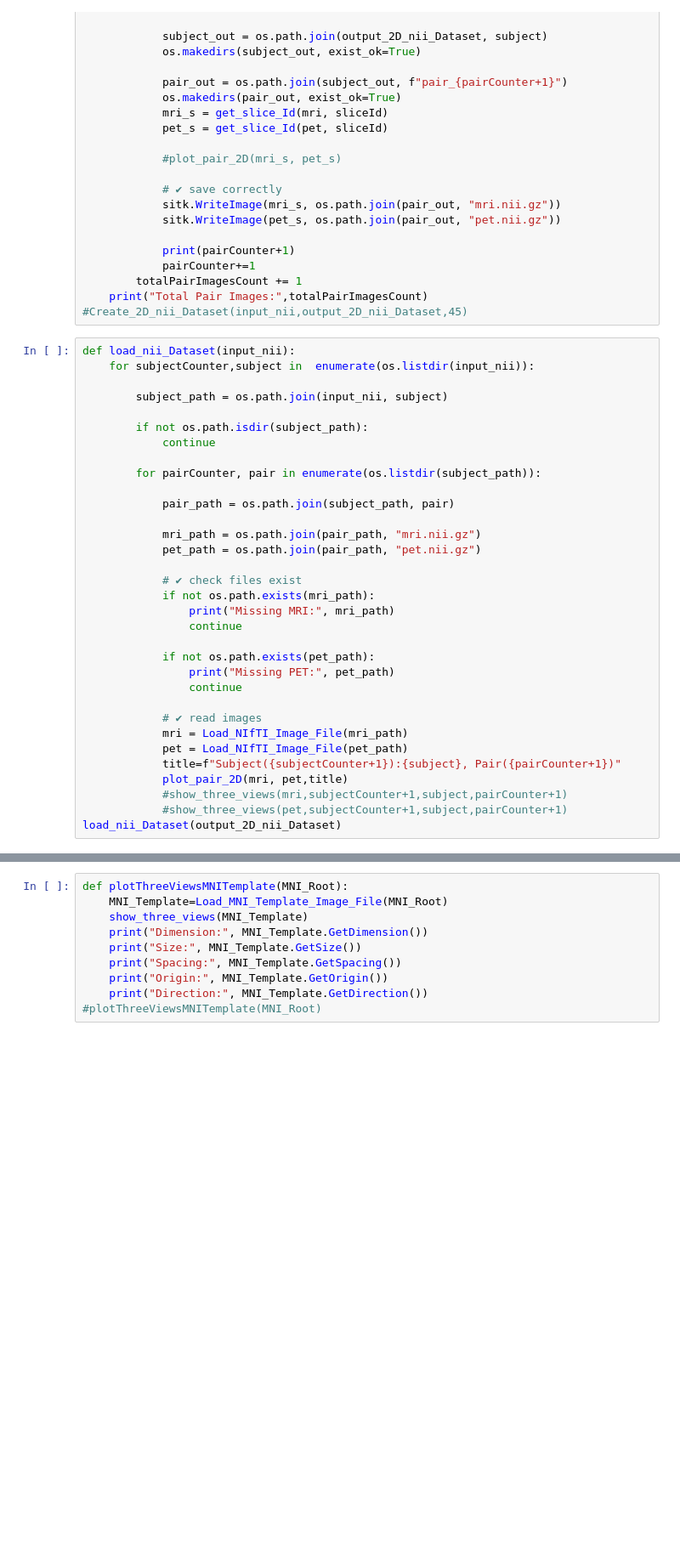
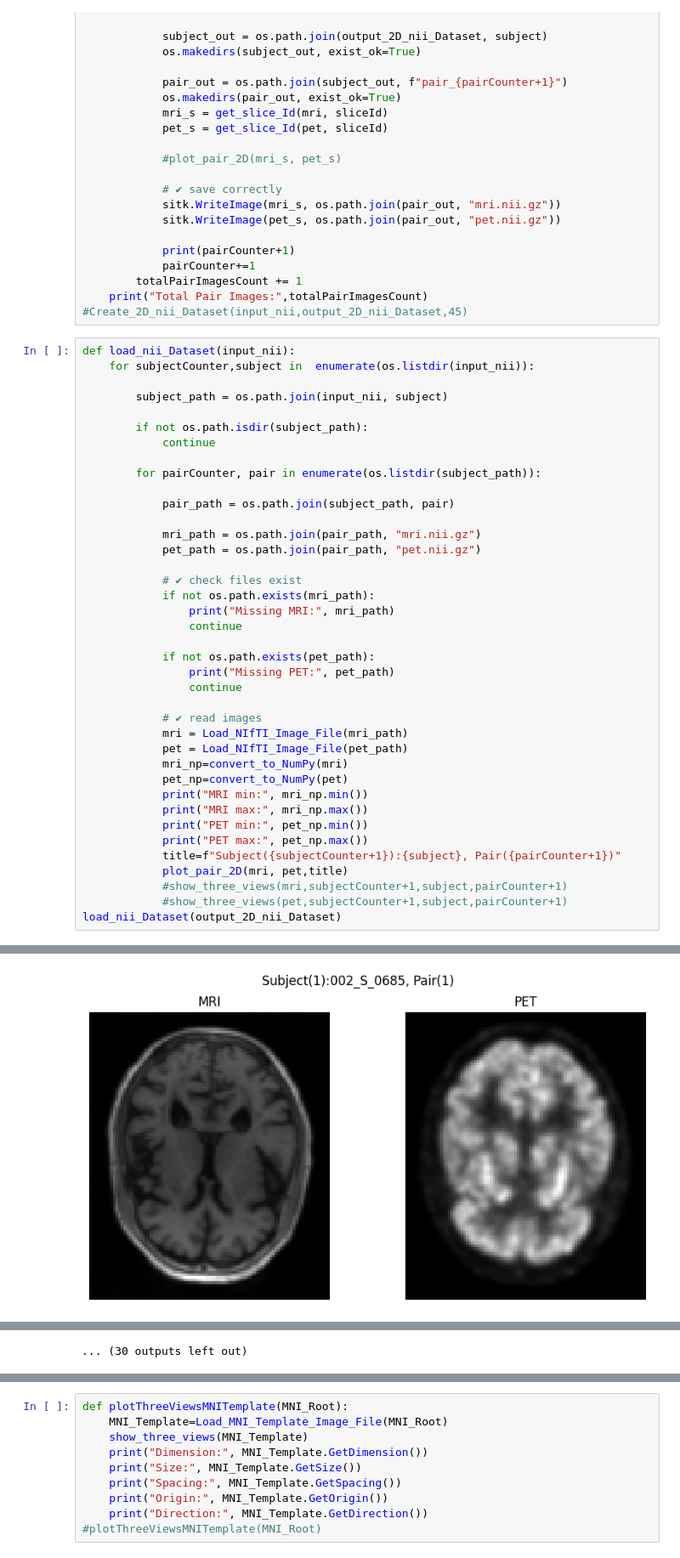
Before and after one commit to fhabibiehsani/PHD_GAN, a Jupyter notebook: Pre_Process.ipynb, the cells around one changed output, grey strips where cells are left out. Shown at 85% size. Cells and saved outputs as stored; diff of their text form; blank space fills up the shorter version.

```diff
--- a/Pre_Process.ipynb
+++ b/Pre_Process.ipynb
@@ -808,8 +800,15 @@ def load_nii_Dataset(input_nii):
             # ✔ read images
             mri = Load_NIfTI_Image_File(mri_path)
             pet = Load_NIfTI_Image_File(pet_path)
+            mri_np=convert_to_NumPy(mri)
+            pet_np=convert_to_NumPy(pet)
+            print("MRI min:", mri_np.min())
+            print("MRI max:", mri_np.max())
+            print("PET min:", pet_np.min())
+            print("PET max:", pet_np.max())
             title=f"Subject({subjectCounter+1}):{subject}, Pair({pairCounter+1})"
             plot_pair_2D(mri, pet,title)
             #show_three_views(mri,subjectCounter+1,subject,pairCounter+1)
             #show_three_views(pet,subjectCounter+1,subject,pairCounter+1)
 load_nii_Dataset(output_2D_nii_Dataset)
+# %% [output]
@@ -815,0 +821 @@ load_nii_Dataset(output_2D_nii_Dataset)
+[figure, added]
@@ -816,3 +857,4 @@ load_nii_Dataset(output_2D_nii_Dataset)
+... (30 outputs left out)
 # %%
 def Hist(Image):
 
```
Also changed, not shown: parts of 3 cells of this notebook, 4 other files.
